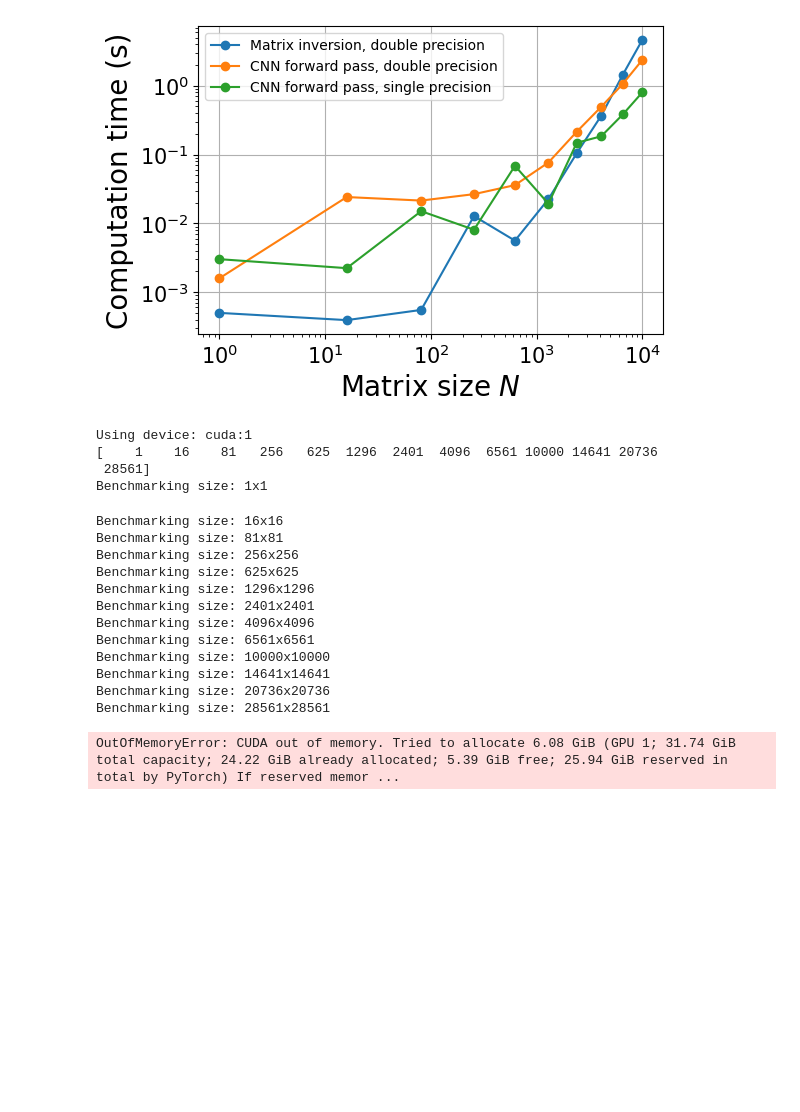
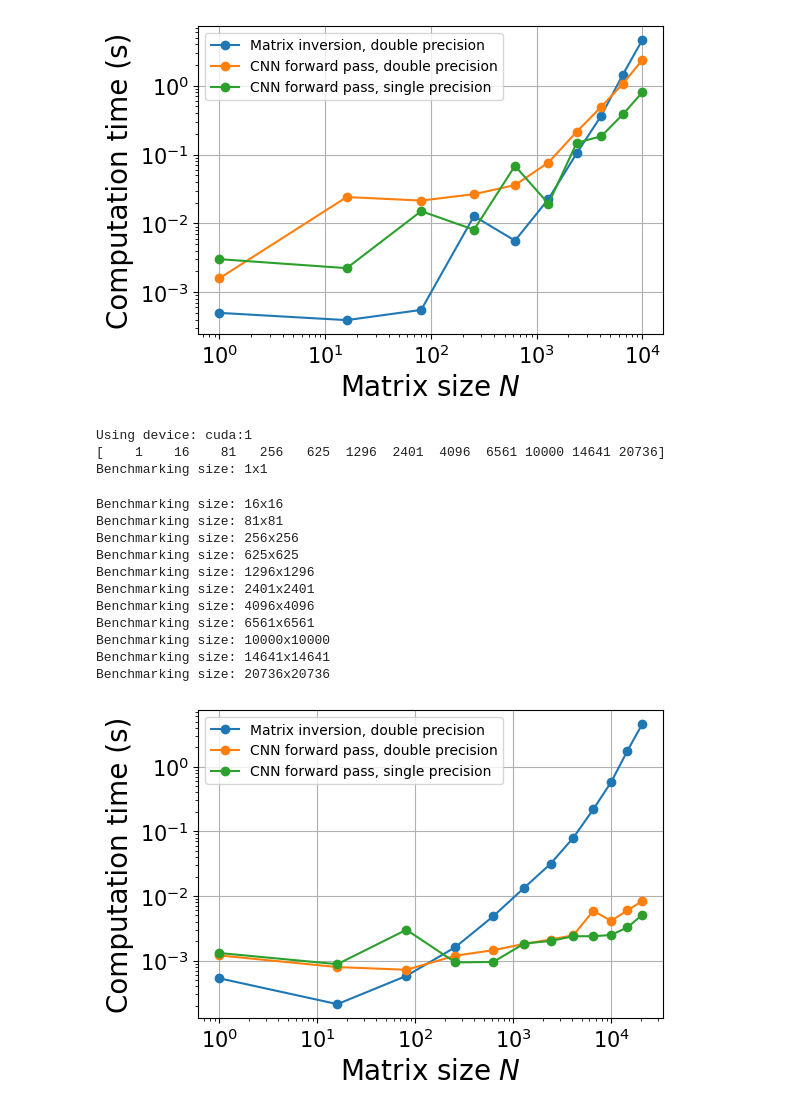
Before and after one commit to JoostHMPrins/ngo, a Jupyter notebook: developnotebooks/computationtime.ipynb, the cells around one changed output. Saved outputs shown, nothing was run; the diff lists cells and outputs as text; code cells hidden in the pictures; blank space fills up the shorter version.

```diff
--- a/developnotebooks/computationtime.ipynb
+++ b/developnotebooks/computationtime.ipynb
@@ -169,6 +169,8 @@ Benchmarking size: 6561x6561
 Benchmarking size: 10000x10000
 [figure]
 # %%
+torch.cuda.empty_cache()
+
 # Measure execution time
 def measure_time(func, *args):
     start = time.time()
@@ -182,7 +184,7 @@ print(f"Using device: {device}")
 
 # k = np.array([1,2,4,8,16,32,64,128])
 # matrix_sizes = 2*2*k**2
-k = np.array([1,2,3,4,5,6,7,8,9,10,11,12,13])
+k = np.array([1,2,3,4,5,6,7,8,9,10,11,12])
 matrix_sizes = k**4
 
 print(matrix_sizes)
@@ -235,36 +237,34 @@ fig.subplots_adjust(left=None, bottom=None, right=None, top=None, wspace=0.4, hs
 
 ax.tick_params(axis='both', labelsize=size_ticklabels)
 # Plotting results
 ax.plot(matrix_sizes, inversion_times, label='Matrix inversion, double precision', marker='o')
 ax.plot(matrix_sizes, cnn_times_double, label='CNN forward pass, double precision', marker='o')
 ax.plot(matrix_sizes, cnn_times_single, label='CNN forward pass, single precision', marker='o')
 ax.set_xlabel(r'Matrix size $N$', fontsize=size_axeslabels)
 ax.set_ylabel('Computation time (s)', fontsize=size_axeslabels)
 ax.set_xscale('log')
 ax.set_yscale('log')
 # plt.title('CNN Forward Pass vs. Matrix Inversion Time')
 ax.legend()
 ax.grid()
 
-plt.savefig("CPU.svg", bbox_inches='tight')#, transparent=True)
+plt.savefig("GPU.svg", bbox_inches='tight')#, transparent=True)
 
 plt.show()
 # %% [output]
 Using device: cuda:1
-[    1    16    81   256   625  1296  2401  4096  6561 10000 14641 20736
- 28561]
+[    1    16    81   256   625  1296  2401  4096  6561 10000 14641 20736]
 Benchmarking size: 1x1
 Benchmarking size: 16x16
 Benchmarking size: 81x81
 Benchmarking size: 256x256
 Benchmarking size: 625x625
 Benchmarking size: 1296x1296
 Benchmarking size: 2401x2401
 Benchmarking size: 4096x4096
 Benchmarking size: 6561x6561
 Benchmarking size: 10000x10000
 Benchmarking size: 14641x14641
 Benchmarking size: 20736x20736
-Benchmarking size: 28561x28561
-OutOfMemoryError: CUDA out of memory. Tried to allocate 6.08 GiB (GPU 1; 31.74 GiB total capacity; 24.22 GiB already allocated; 5.39 GiB free; 25.94 GiB reserved in total by PyTorch) If reserved memor ...
+[figure, added]
 # %%
```
Also changed, not shown: parts of 3 cells of this notebook.
